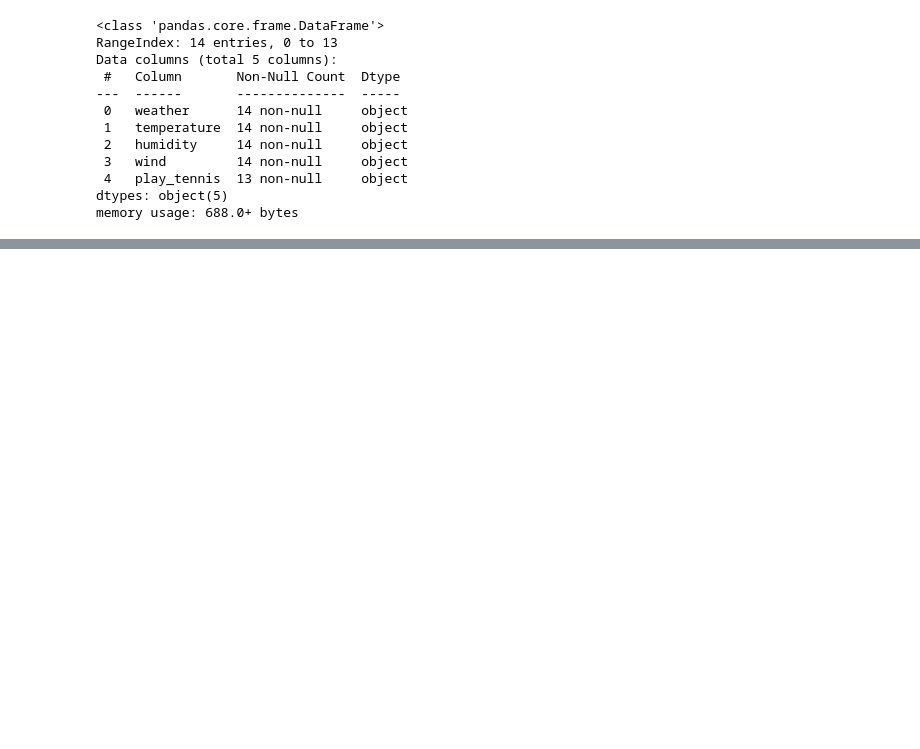
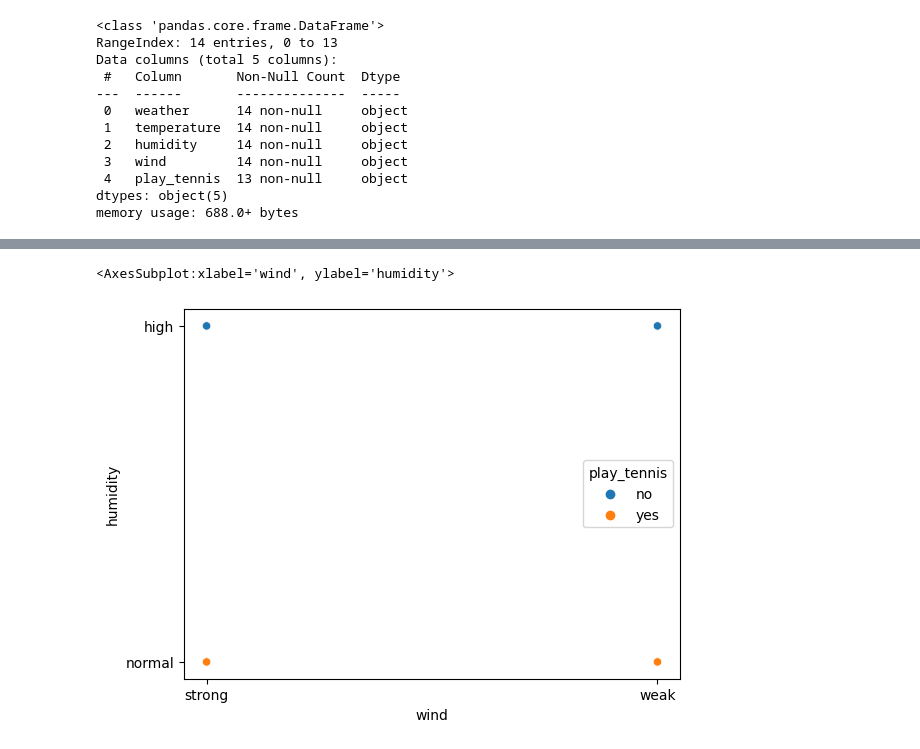
Before and after one commit to Ben-Liao/MBA6693-Business-Data-Analysis, a Jupyter notebook: i01-information-based-learning/notebooks/i01-information-based-learning.ipynb, the cells around one changed output, grey strips where cells are left out. Drawn from its saved outputs; the diff is of its cells as text; code cells hidden in the pictures; blank space fills up the shorter version.

```diff
--- a/i01-information-based-learning/notebooks/i01-information-based-learning.ipynb
+++ b/i01-information-based-learning/notebooks/i01-information-based-learning.ipynb
@@ -170,0 +220,6 @@ memory usage: 688.0+ bytes
+# %%
+# Call scatterplot() on our Seaborn object sns, and plug in y="humidity", x= "wind", hue = "play_tennis", data =NOPrediction.
+sns.scatterplot(y="humidity", x= "wind", hue = "play_tennis", data=NOPrediction)
+# %% [output]
+<AxesSubplot:xlabel='wind', ylabel='humidity'>
+[figure, added]
```
Also changed, not shown: parts of 22 cells of this notebook, 2 other files.
